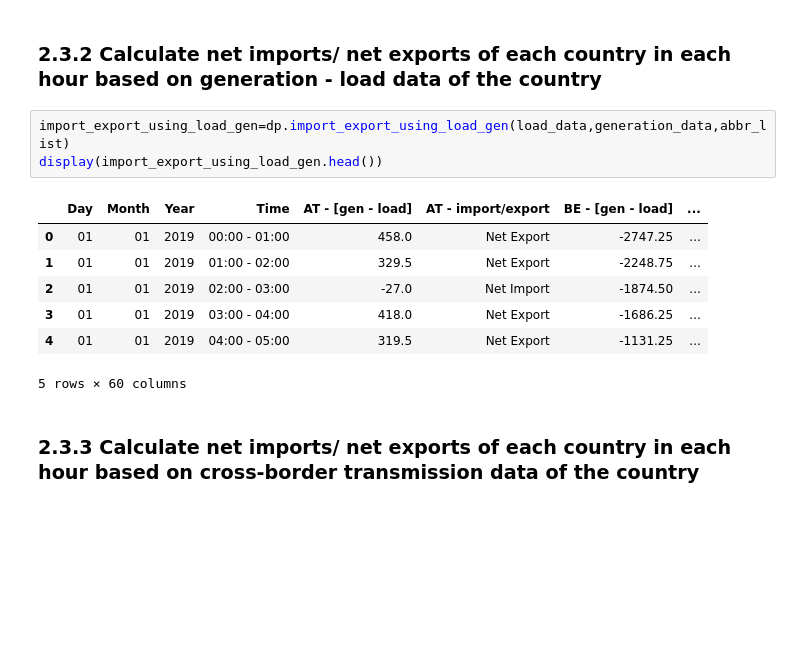
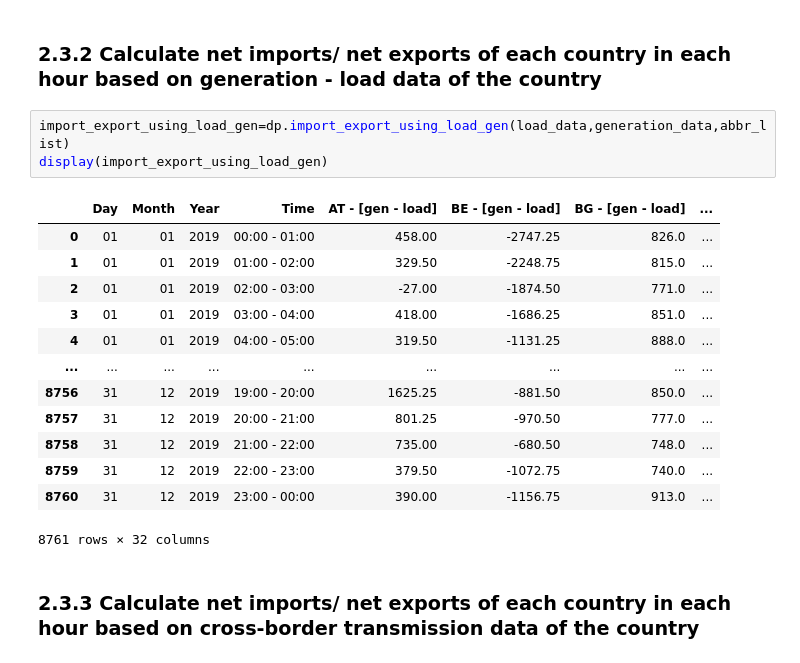
Before and after one commit to lovinduw/Consolidation, a Jupyter notebook: Scripts/main.ipynb, the cells around one changed output. Cells and saved outputs as stored; diff of their text form; blank space fills up the shorter version.

```diff
--- a/Scripts/main.ipynb
+++ b/Scripts/main.ipynb
@@ -79,15 +115,21 @@ display(crossborder_data.head())
 ### 2.3.2 Calculate net imports/ net exports of each country in each hour based on generation - load data of the country
 # %%
 import_export_using_load_gen=dp.import_export_using_load_gen(load_data,generation_data,abbr_list)
-display(import_export_using_load_gen.head())
+display(import_export_using_load_gen)
 # %% [output]
-|  | Day | Month | Year | Time | AT - [gen - load] | AT - import/export | BE - [gen - load] | ... |
-| 0 | 01 | 01 | 2019 | 00:00 - 01:00 | 458.0 | Net Export | -2747.25 | ... |
-| 1 | 01 | 01 | 2019 | 01:00 - 02:00 | 329.5 | Net Export | -2248.75 | ... |
-| 2 | 01 | 01 | 2019 | 02:00 - 03:00 | -27.0 | Net Import | -1874.50 | ... |
-| 3 | 01 | 01 | 2019 | 03:00 - 04:00 | 418.0 | Net Export | -1686.25 | ... |
-| 4 | 01 | 01 | 2019 | 04:00 - 05:00 | 319.5 | Net Export | -1131.25 | ... |
+|  | Day | Month | Year | Time | AT - [gen - load] | BE - [gen - load] | BG - [gen - load] | ... |
+| 0 | 01 | 01 | 2019 | 00:00 - 01:00 | 458.00 | -2747.25 | 826.0 | ... |
+| 1 | 01 | 01 | 2019 | 01:00 - 02:00 | 329.50 | -2248.75 | 815.0 | ... |
+| 2 | 01 | 01 | 2019 | 02:00 - 03:00 | -27.00 | -1874.50 | 771.0 | ... |
+| 3 | 01 | 01 | 2019 | 03:00 - 04:00 | 418.00 | -1686.25 | 851.0 | ... |
+| 4 | 01 | 01 | 2019 | 04:00 - 05:00 | 319.50 | -1131.25 | 888.0 | ... |
+| ... | ... | ... | ... | ... | ... | ... | ... | ... |
+| 8756 | 31 | 12 | 2019 | 19:00 - 20:00 | 1625.25 | -881.50 | 850.0 | ... |
+| 8757 | 31 | 12 | 2019 | 20:00 - 21:00 | 801.25 | -970.50 | 777.0 | ... |
+| 8758 | 31 | 12 | 2019 | 21:00 - 22:00 | 735.00 | -680.50 | 748.0 | ... |
+| 8759 | 31 | 12 | 2019 | 22:00 - 23:00 | 379.50 | -1072.75 | 740.0 | ... |
+| 8760 | 31 | 12 | 2019 | 23:00 - 00:00 | 390.00 | -1156.75 | 913.0 | ... |
-5 rows × 60 columns
+8761 rows × 32 columns
 # %% [markdown]
 ### 2.3.3 Calculate net imports/ net exports of each country in each hour based on cross-border transmission data of the country
 # %%
```
Also changed, not shown: parts of 5 cells of this notebook, 2 other files.
